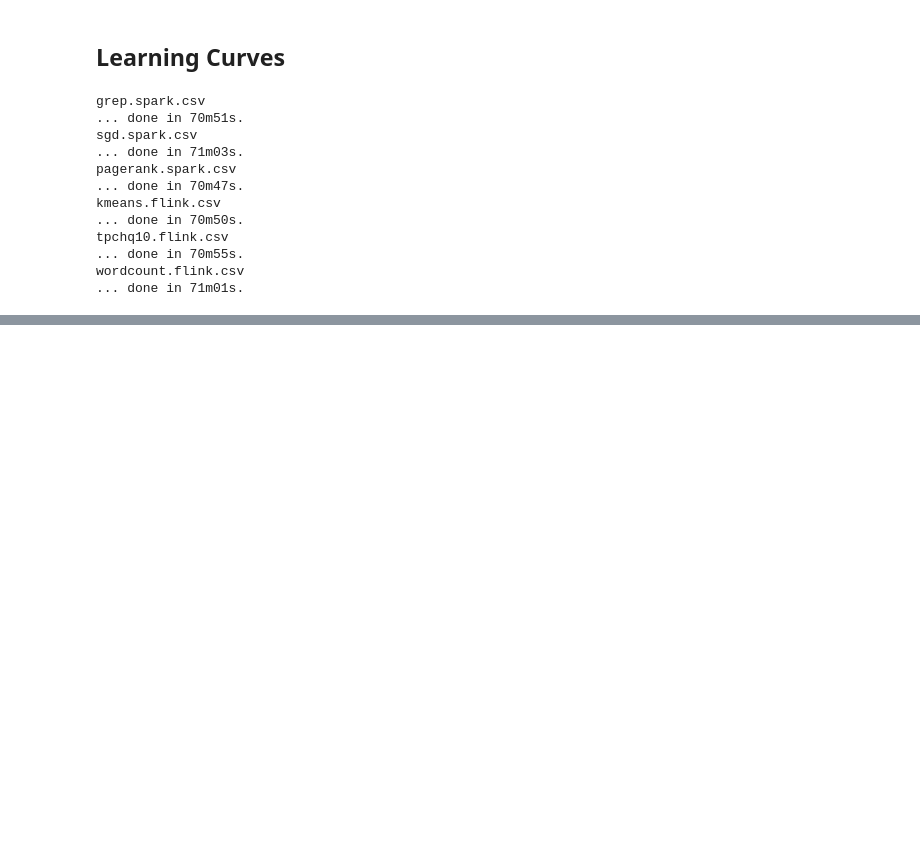
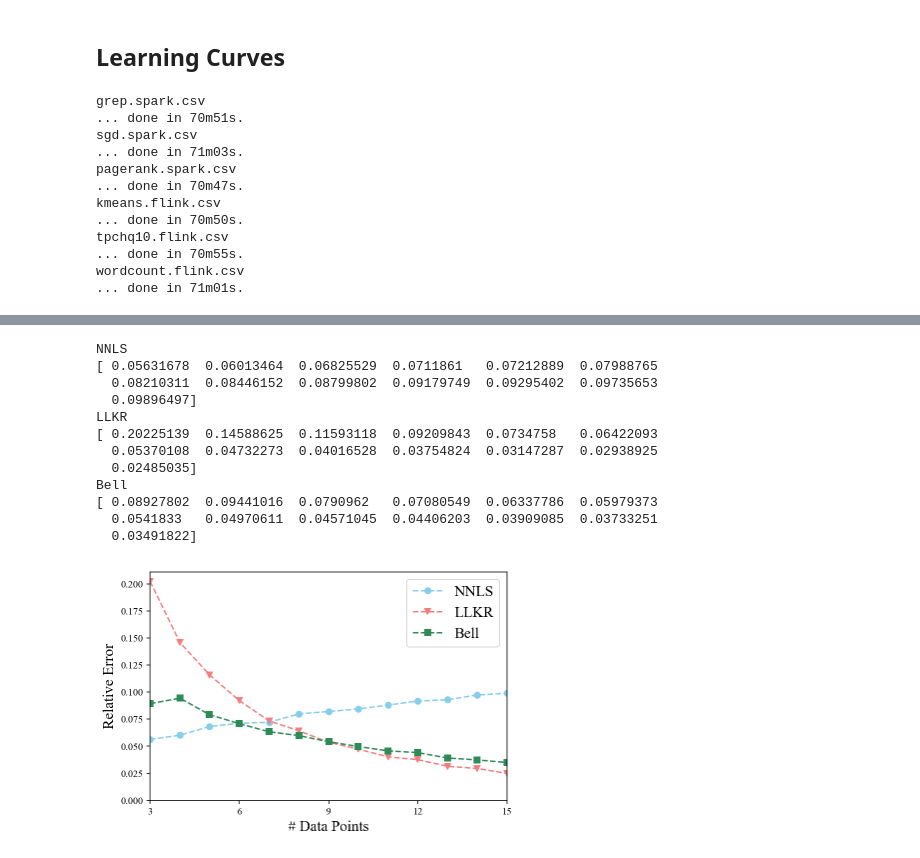
Before and after one commit to dos-group/runtime-prediction-experiments, a Jupyter notebook: analysis/runtime-prediction-analysis.ipynb, the cells around one changed output, grey strips where cells are left out. Drawn from its saved outputs; the diff is of its cells as text; code cells hidden in the pictures; blank space fills up the shorter version.

Commit message:
add average learning curve plot

```diff
--- a/analysis/runtime-prediction-analysis.ipynb
+++ b/analysis/runtime-prediction-analysis.ipynb
@@ -365,0 +366,32 @@ plt.show()
+# %%
+d = np.dstack(curves)
+d = np.mean(d, axis=2)
+# plt.title('A', fontsize=17)
+plt.xlabel('# Data Points', fontsize=15)
+plt.ylabel('Relative Error', fontsize=15)
+for j, (label, color, marker) in enumerate(zip(labels, colors, markers)):
+    print label
+    print d[j,:]
+    plt.plot(np.arange(3,16), d[j,:], ls='--', marker=marker, c=color, label=label)
+plt.xlim(3,15)
+plt.xticks(np.arange(3,16,3))
+plt.ylim(ymin=0)
+
+plt.legend(fontsize=15)
+plt.tight_layout()
+plt.savefig('figures/learning_curves_avg.pdf')
+plt.show()
+# %% [output]
+NNLS
+[ 0.05631678  0.06013464  0.06825529  0.0711861   0.07212889  0.07988765
+  0.08210311  0.08446152  0.08799802  0.09179749  0.09295402  0.09735653
+  0.09896497]
+LLKR
+[ 0.20225139  0.14588625  0.11593118  0.09209843  0.0734758   0.06422093
+  0.05370108  0.04732273  0.04016528  0.03754824  0.03147287  0.02938925
+  0.02485035]
+Bell
+[ 0.08927802  0.09441016  0.0790962   0.07080549  0.06337786  0.05979373
+  0.0541833   0.04970611  0.04571045  0.04406203  0.03909085  0.03733251
+  0.03491822]
+[figure, added]
```
Also changed, not shown: parts of 2 cells of this notebook, 3 other files.
